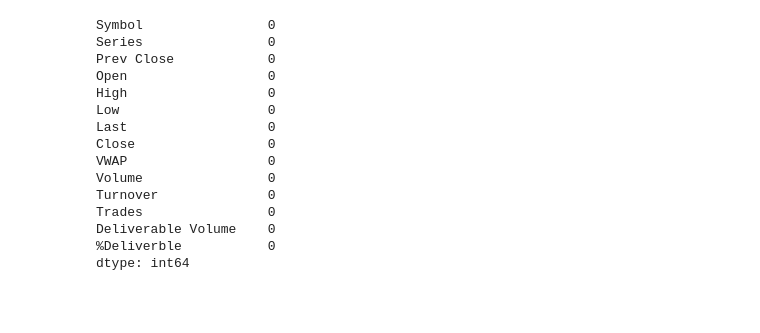
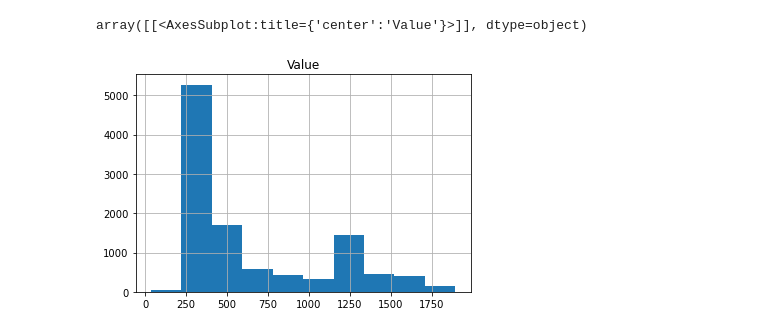
Before and after one commit to sabesan1998/ML_Assignment2_IT19129822_IT19058788_IT19056630, a Jupyter notebook: TimeSeries.ipynb, the cells around one changed output. Cells and saved outputs as stored; diff of their text form; code cells hidden in the pictures; blank space fills up the shorter version.

```diff
--- a/TimeSeries.ipynb
+++ b/TimeSeries.ipynb
@@ -45,21 +31,8 @@ Deliverable Volume     446
 dtype: int64
-# %%
-df.dropna(inplace=True)
-# %%
-df.isna().sum()
-# %% [output]
-Symbol                0
-Series                0
-Prev Close            0
-Open                  0
-High                  0
-Low                   0
-Last                  0
-Close                 0
-VWAP                  0
-Volume                0
-Turnover              0
-Trades                0
-Deliverable Volume    0
-%Deliverble           0
-dtype: int64
+# %%
+timeSeries = df.copy()
+# %%
+timeSeries.hist()
+# %% [output]
+array([[<AxesSubplot:title={'center':'Value'}>]], dtype=object)
+[figure, added]
```
Also changed, not shown: parts of 7 cells of this notebook, 1 other file.
